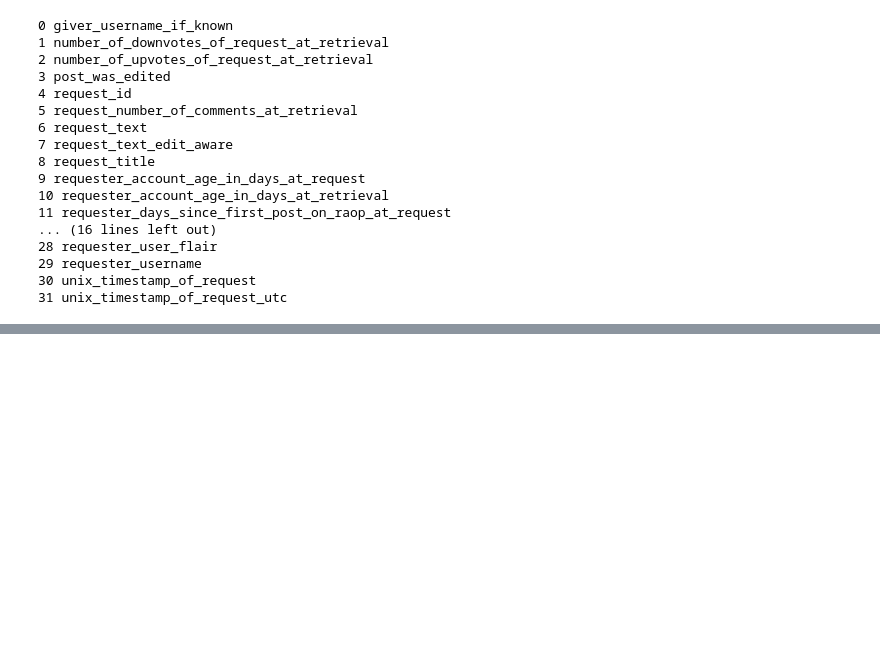
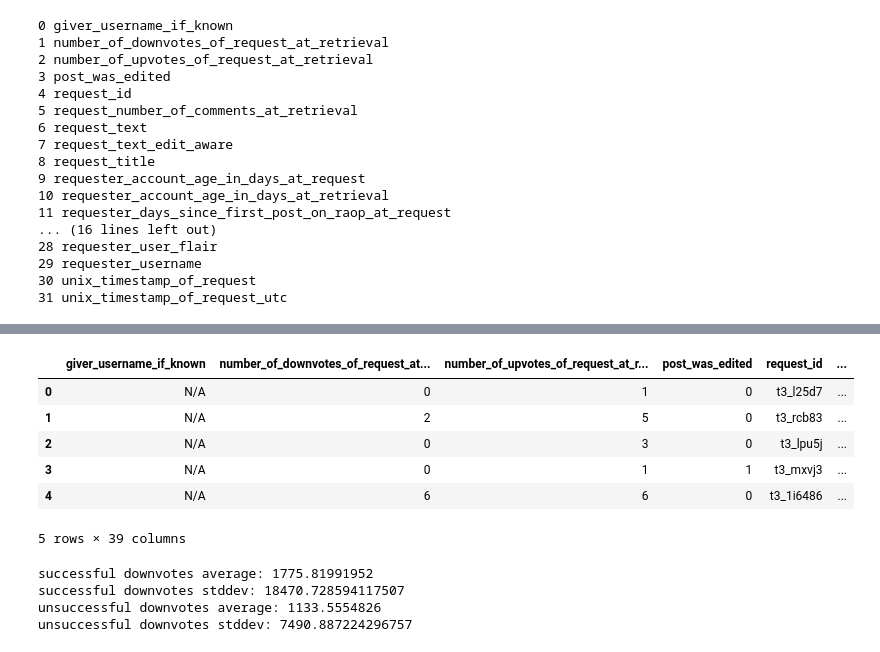
Before and after one commit to mathaholic/w207_final_proj, a Jupyter notebook: Model with Numeric Features.ipynb, the cells around one changed output, grey strips where cells are left out. Cells and saved outputs as stored; diff of their text form; code cells hidden in the pictures; blank space fills up the shorter version.

```diff
--- a/Model with Numeric Features.ipynb
+++ b/Model with Numeric Features.ipynb
@@ -338,0 +605,22 @@ array([[606, 176],
+# %%
+from sklearn.preprocessing import MaxAbsScaler
+b['request_length'] = b['request_text_edit_aware'].map(lambda x: len(x.split()))
+
+
+cols = ['requester_account_age_in_days_at_request',
+       'requester_days_since_first_post_on_raop_at_request',
+       'requester_number_of_comments_at_request',
+       'requester_number_of_comments_in_raop_at_request',
+       'requester_number_of_posts_at_request',
+       'requester_number_of_posts_on_raop_at_request',
+       'requester_number_of_subreddits_at_request','requester_upvotes_minus_downvotes_at_request',
+       'requester_upvotes_plus_downvotes_at_request',
+       'request_length',
+       'total_downvotes'
+       ]
+scl = MaxAbsScaler()
+num_norm = pd.DataFrame(index=b.index)
+for col in cols:
+    scl.fit(b[col].values.reshape(-1,1))
+    c = col+'_scaled'
+    num_norm[c] = scl.transform(b[col].values.reshape(-1, 1))
@@ -338,0 +895,20 @@ array([[606, 176],
+# %%
+b.head()
+# %% [output]
+|  | giver_username_if_known | number_of_downvotes_of_request_at... | number_of_upvotes_of_request_at_r... | post_was_edited | request_id | ... |
+| 0 | N/A | 0 | 1 | 0 | t3_l25d7 | ... |
+| 1 | N/A | 2 | 5 | 0 | t3_rcb83 | ... |
+| 2 | N/A | 0 | 3 | 0 | t3_lpu5j | ... |
+| 3 | N/A | 0 | 1 | 1 | t3_mxvj3 | ... |
+| 4 | N/A | 6 | 6 | 0 | t3_1i6486 | ... |
+5 rows × 39 columns
+# %%
+print('successful downvotes average:', np.average(b[b['requester_received_pizza'] == True]['total_downvotes']))
+print('successful downvotes stddev:', np.std(b[b['requester_received_pizza'] == True]['total_downvotes']))
+print('unsuccessful downvotes average:', np.average(b[b['requester_received_pizza'] == False]['total_downvotes']))
+print('unsuccessful downvotes stddev:', np.std(b[b['requester_received_pizza'] == False]['total_downvotes']))
+# %% [output]
+successful downvotes average: 1775.81991952
+successful downvotes stddev: 18470.728594117507
+unsuccessful downvotes average: 1133.5554826
+unsuccessful downvotes stddev: 7490.887224296757
```
Also changed, not shown: parts of 18 cells of this notebook.
